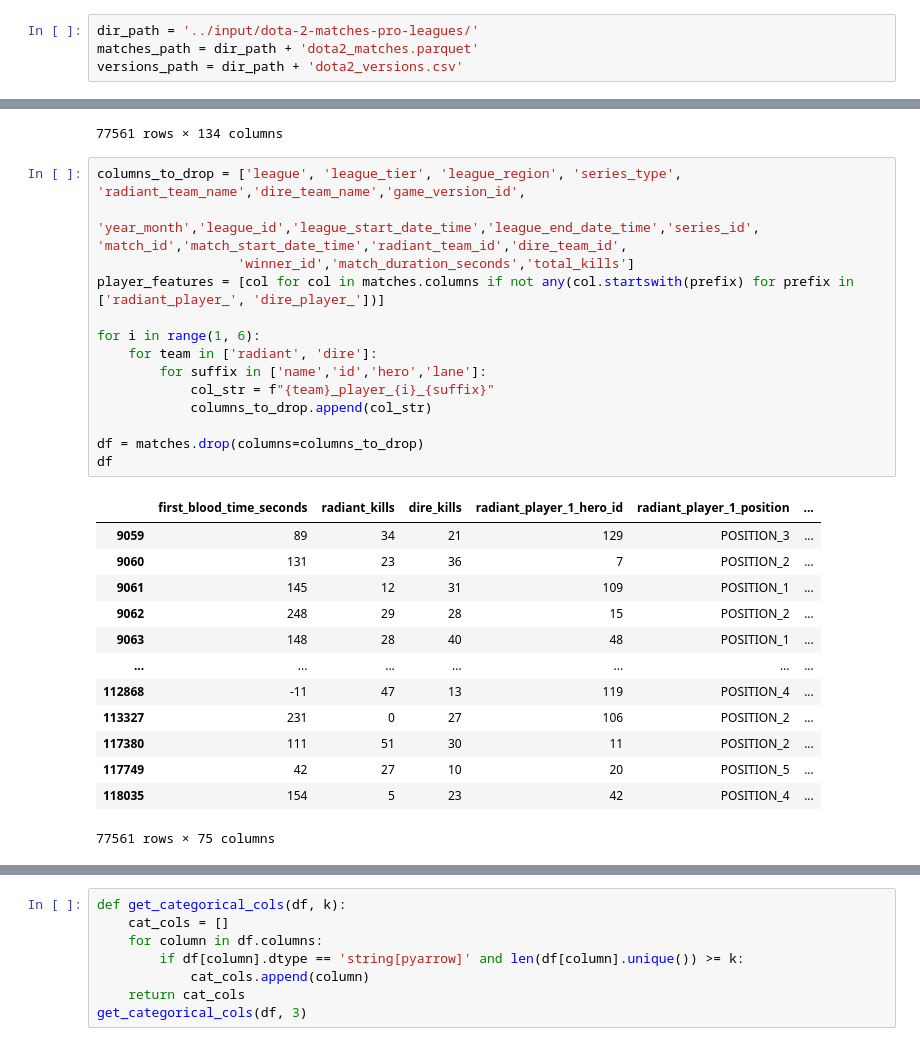
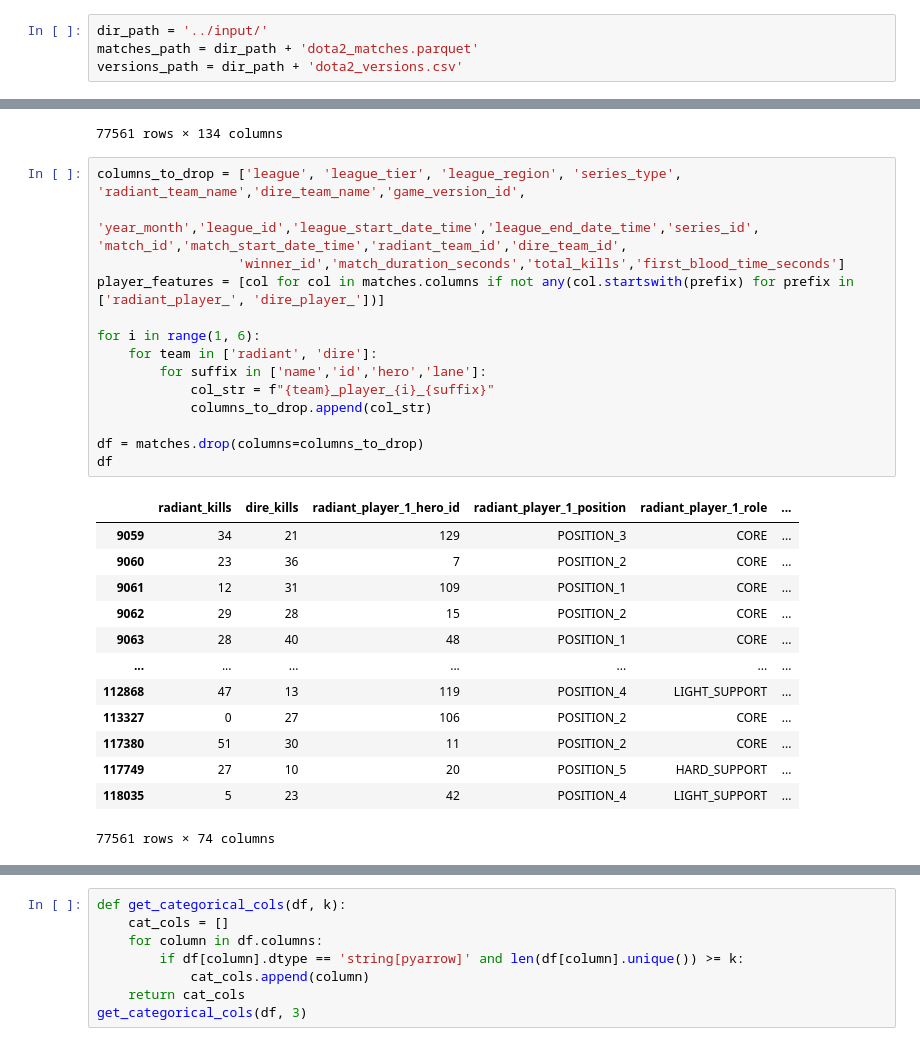
Before and after one commit to byermekov/GE2324_CW, a Jupyter notebook: dota2-ge.ipynb, the cells around one changed output, grey strips where cells are left out. Drawn from its saved outputs; the diff is of its cells as text.

```diff
--- a/dota2-ge.ipynb
+++ b/dota2-ge.ipynb
@@ -25,7 +25,7 @@ import matplotlib.pyplot as plt
 import seaborn as sns
 sns.set(style="darkgrid")
 # %%
-dir_path = '../input/dota-2-matches-pro-leagues/'
+dir_path = '../input/'
 matches_path = dir_path + 'dota2_matches.parquet'
 versions_path = dir_path + 'dota2_versions.csv'
 # %%
@@ -432,31 +432,31 @@ matches
 # %%
 columns_to_drop = ['league', 'league_tier', 'league_region', 'series_type', 'radiant_team_name','dire_team_name','game_version_id',
                    'year_month','league_id','league_start_date_time','league_end_date_time','series_id', 'match_id','match_start_date_time','radiant_team_id','dire_team_id',
-                  'winner_id','match_duration_seconds','total_kills']
+                  'winner_id','match_duration_seconds','total_kills','first_blood_time_seconds']
 player_features = [col for col in matches.columns if not any(col.startswith(prefix) for prefix in ['radiant_player_', 'dire_player_'])]
 
 for i in range(1, 6):
     for team in ['radiant', 'dire']:
         for suffix in ['name','id','hero','lane']:
             col_str = f"{team}_player_{i}_{suffix}"
             columns_to_drop.append(col_str)
 
 df = matches.drop(columns=columns_to_drop)
 df
 # %% [output]
-|  | first_blood_time_seconds | radiant_kills | dire_kills | radiant_player_1_hero_id | radiant_player_1_position | ... |
-| 9059 | 89 | 34 | 21 | 129 | POSITION_3 | ... |
-| 9060 | 131 | 23 | 36 | 7 | POSITION_2 | ... |
-| 9061 | 145 | 12 | 31 | 109 | POSITION_1 | ... |
-| 9062 | 248 | 29 | 28 | 15 | POSITION_2 | ... |
-| 9063 | 148 | 28 | 40 | 48 | POSITION_1 | ... |
+|  | radiant_kills | dire_kills | radiant_player_1_hero_id | radiant_player_1_position | radiant_player_1_role | ... |
+| 9059 | 34 | 21 | 129 | POSITION_3 | CORE | ... |
+| 9060 | 23 | 36 | 7 | POSITION_2 | CORE | ... |
+| 9061 | 12 | 31 | 109 | POSITION_1 | CORE | ... |
+| 9062 | 29 | 28 | 15 | POSITION_2 | CORE | ... |
+| 9063 | 28 | 40 | 48 | POSITION_1 | CORE | ... |
 | ... | ... | ... | ... | ... | ... | ... |
-| 112868 | -11 | 47 | 13 | 119 | POSITION_4 | ... |
-| 113327 | 231 | 0 | 27 | 106 | POSITION_2 | ... |
-| 117380 | 111 | 51 | 30 | 11 | POSITION_2 | ... |
-| 117749 | 42 | 27 | 10 | 20 | POSITION_5 | ... |
-| 118035 | 154 | 5 | 23 | 42 | POSITION_4 | ... |
+| 112868 | 47 | 13 | 119 | POSITION_4 | LIGHT_SUPPORT | ... |
+| 113327 | 0 | 27 | 106 | POSITION_2 | CORE | ... |
+| 117380 | 51 | 30 | 11 | POSITION_2 | CORE | ... |
+| 117749 | 27 | 10 | 20 | POSITION_5 | HARD_SUPPORT | ... |
+| 118035 | 5 | 23 | 42 | POSITION_4 | LIGHT_SUPPORT | ... |
-77561 rows × 75 columns
+77561 rows × 74 columns
 # %%
 def get_cols(df):
     for col in df.columns:
```
Also changed, not shown: parts of 42 cells of this notebook.
